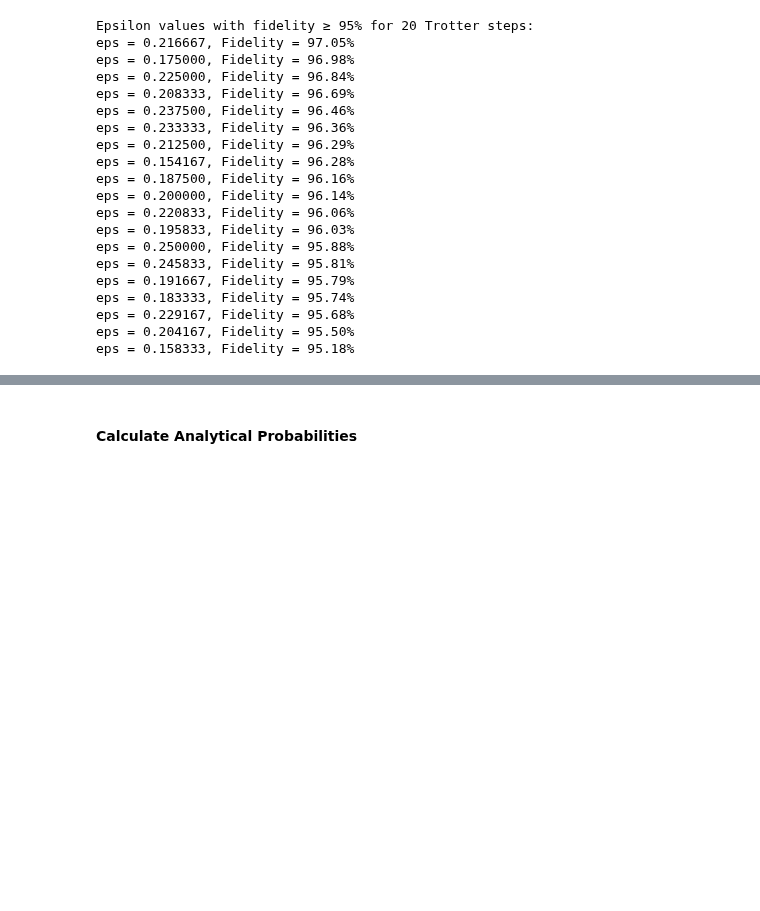
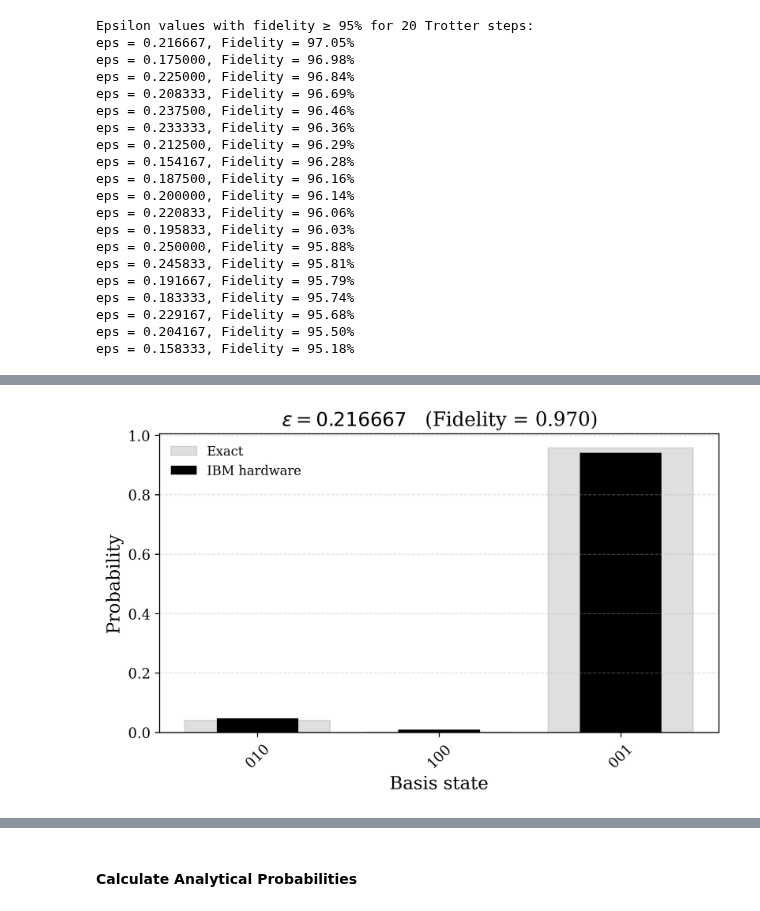
Before and after one commit to ali-tayyab/Digital-Quantum-Simulation-of-GUP-modified-Hamiltonians, a Jupyter notebook: fidelity_for_HO_using_real_backend.ipynb, the cells around one changed output, grey strips where cells are left out. Saved outputs shown, nothing was run; the diff lists cells and outputs as text; code cells hidden in the pictures; blank space fills up the shorter version.

```diff
--- a/fidelity_for_HO_using_real_backend.ipynb
+++ b/fidelity_for_HO_using_real_backend.ipynb
@@ -472,0 +535,99 @@ eps = 0.158333, Fidelity = 95.18%
+# %%
+steps_value = troter_steps[0]
+
+selected_eps = [eps for eps, F in high_fidelity_eps]
+
+for eps in selected_eps:
+
+    # ==================================================
+    # Hardware probabilities (postselected)
+    # ==================================================
+    exp_counts = results[steps_value][eps]
+
+    allowed_counts = {
+        state: exp_counts.get(state, 0)
+        for state in allowed
+    }
+
+    total_allowed_counts = sum(allowed_counts.values())
+
+    exp_probs = [
+        allowed_counts[state] / total_allowed_counts
+        if total_allowed_counts > 0 else 0
+        for state in allowed
+    ]
+
+    # ==================================================
+    # Exact probabilities restricted to allowed states
+    # ==================================================
+    exact_probs = true_probs[steps_value][eps]
+
+    restricted_true = {
+        state: exact_probs.get(state, 0)
+        for state in allowed
+    }
+
+    norm = sum(restricted_true.values())
+
+    true_probs_post = [
+        restricted_true[state] / norm
+        if norm > 0 else 0
+        for state in allowed
+    ]
+
+    # ==================================================
+    # Plot
+    # ==================================================
+    x = np.arange(len(allowed))
+
+    fig, ax = plt.subplots(figsize=(7, 4.5))
+
+    # Exact (background)
+    ax.bar(
+        x,
+        true_probs_post,
+        width=0.80,
+        alpha=0.25,
+        color='gray',
+        edgecolor='gray',
+        label='Exact'
+    )
+
+    # Hardware
+    ax.bar(
+        x,
+        exp_probs,
+        width=0.45,
+        color='black',
+        label='IBM hardware'
+    )
+
+    fidelity = fidelity_results[steps_value][eps]
+
+    ax.set_xticks(x)
+    ax.set_xticklabels(allowed, rotation=45)
+
+    ax.set_xlabel("Basis state")
+    ax.set_ylabel("Probability")
+
+    ax.set_title(
+        rf'$\epsilon={eps:.6f}$   (Fidelity = {fidelity:.3f})'
+    )
+
+    ax.legend(frameon=False)
+
+    ax.grid(
+        axis='y',
+        linestyle='--',
+        linewidth=0.7,
+        alpha=0.4
+    )
+
+    plt.tight_layout()
+
+    plt.savefig(
+        f"plots/distribution_eps_{eps:.6f}.pdf",
+        bbox_inches="tight"
+    )
+# %% [output]
+[figure, added]
```
Also changed, not shown: parts of 11 cells of this notebook, 38 other files.
